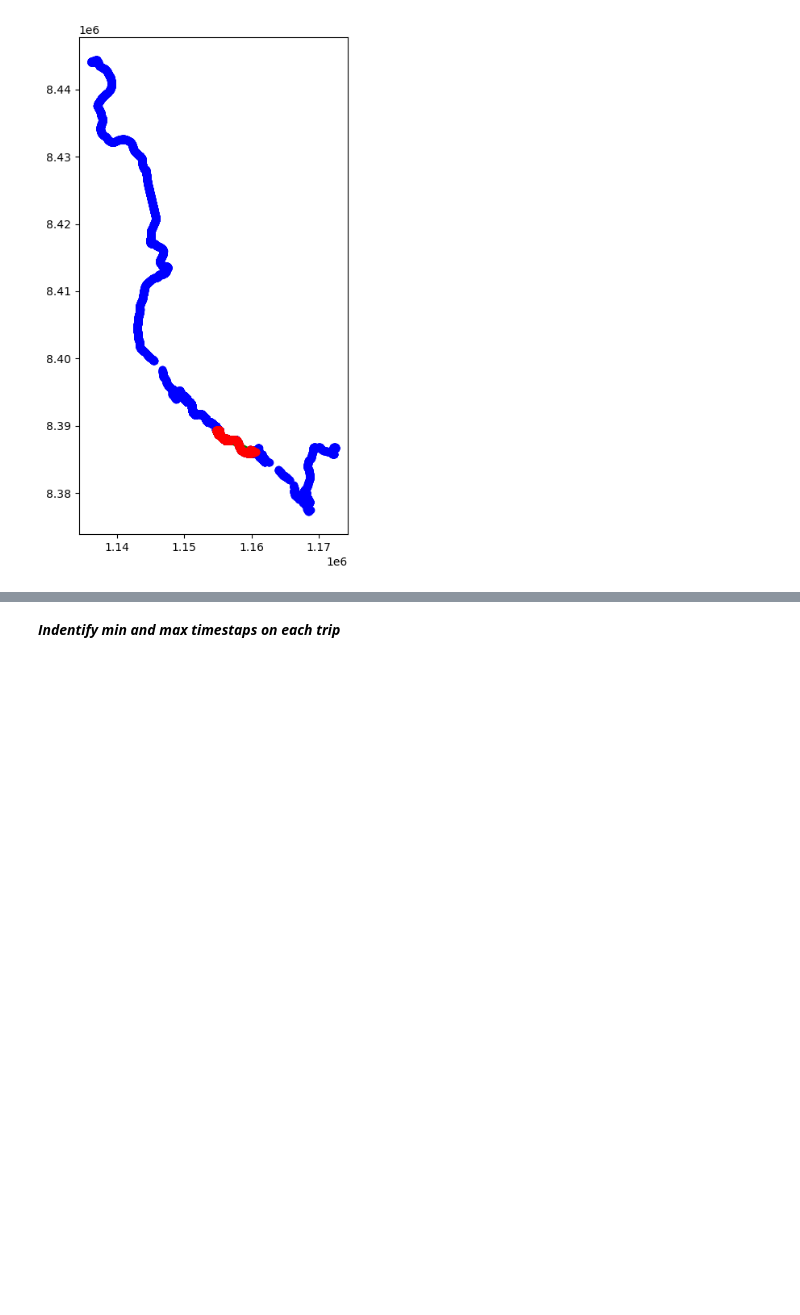
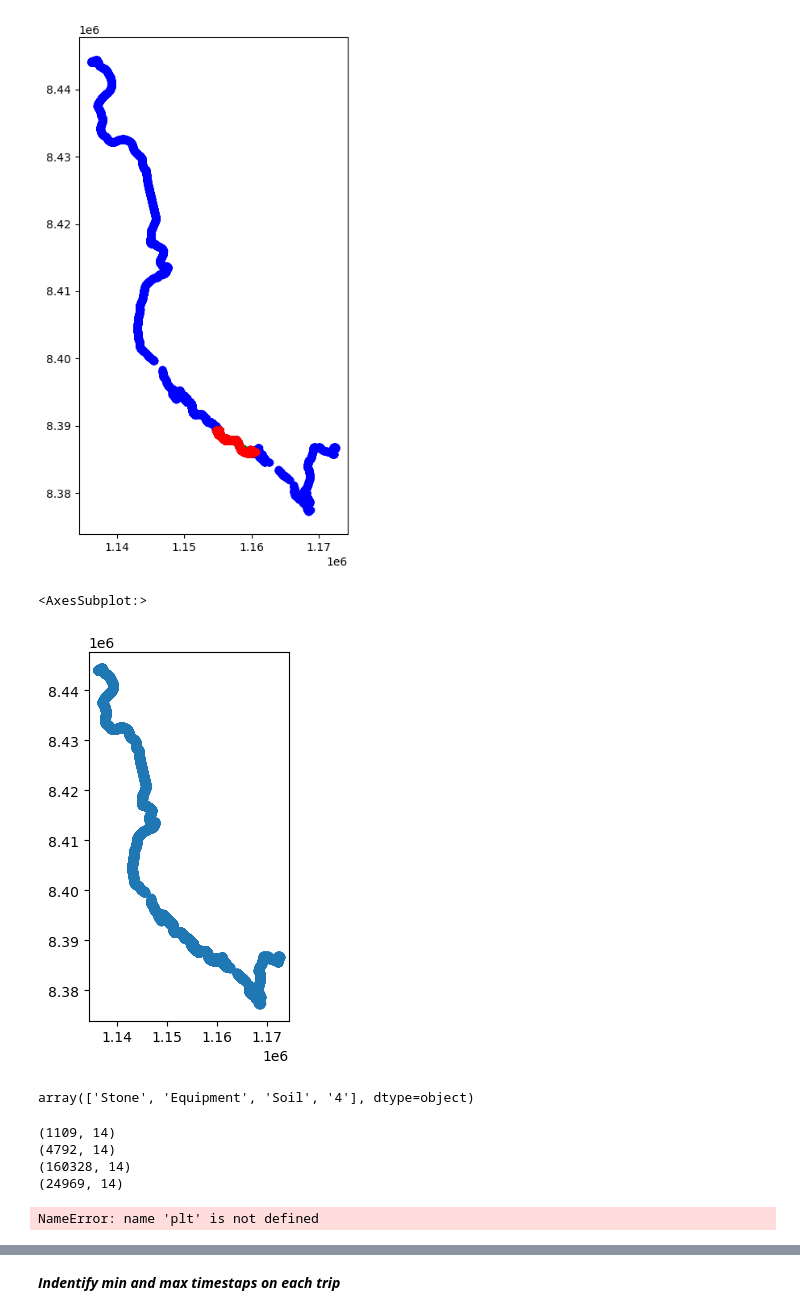
Before and after one commit to meomia/nora-roadai, a Jupyter notebook: Trip patterns.ipynb, the cells around one changed output, grey strips where cells are left out. Drawn from its saved outputs; the diff is of its cells as text; code cells hidden in the pictures; blank space fills up the shorter version.

```diff
--- a/Trip patterns.ipynb
+++ b/Trip patterns.ipynb
@@ -20,7 +20,7 @@ array(['Truck', 'Dumper'], dtype=object)
 df = pd.merge(df_info, df, on="TripLogId")
 # %%
 # Convert timestamp to datetime format
-df["Timestamp"] = pd.to_datetime(merged_df["Timestamp"])
+df["Timestamp"] = pd.to_datetime(df["Timestamp"])
 # %% [markdown]
 Filter data to only cover the specific day chosen. We assume that noone is working at night.
 # %%
@@ -233,0 +233,19 @@ joint_gdt
+# %%
+trucks_geo.plot()
+# %% [output]
+<AxesSubplot:>
+[figure, added]
+# %%
+trucks_geo["MassTypeMaterial"].unique()
+# %% [output]
+array(['Stone', 'Equipment', 'Soil', '4'], dtype=object)
+# %%
+print(trucks_geo[trucks_geo["MassTypeMaterial"] == "4"].shape)
+print(trucks_geo[trucks_geo["MassTypeMaterial"] == "Equipment"].shape)
+print(trucks_geo[trucks_geo["MassTypeMaterial"] == "Stone"].shape)
+print(trucks_geo[trucks_geo["MassTypeMaterial"] == "Soil"].shape)
+# %% [output]
+(1109, 14)
+(4792, 14)
+(160328, 14)
+(24969, 14)
@@ -233,0 +257,11 @@ joint_gdt
+# %%
+fig = plt.figure(figsize=(10, 8))
+ax1 = fig.add_subplot(2, 2, 1)
+ax2 = fig.add_subplot(2, 2, 2)
+trucks_soil.plot(ax=ax1, color ="green")
+trucks_stone.plot(ax=ax2, color = "white", edgecolor="blue")
+ax1.set_title("Soil")
+ax2.set_title("Stone")
+plt.show()
+# %% [output]
+NameError: name 'plt' is not defined
```
Also changed, not shown: parts of 5 cells of this notebook.
